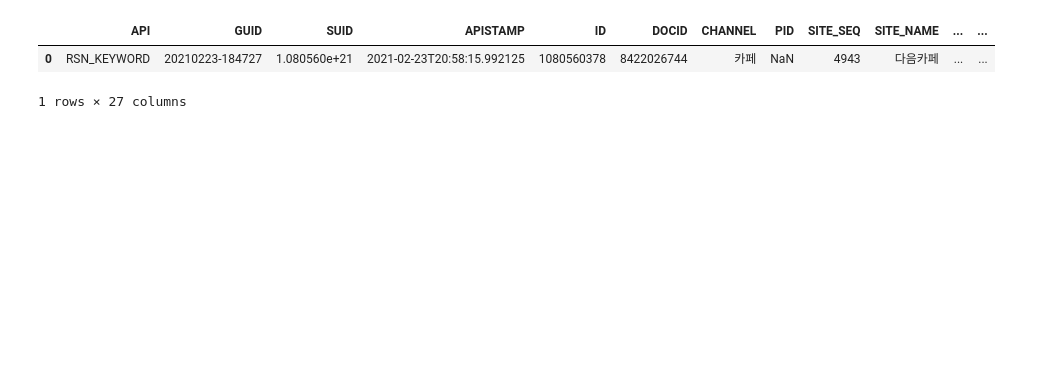
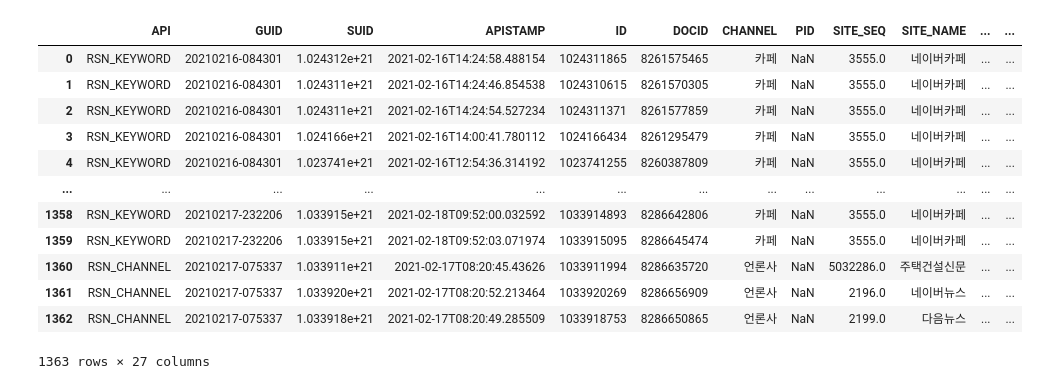
Before and after one commit to jiwookseo/natural_language_analysis, a Jupyter notebook: analyze_test.ipynb, the cells around one changed output. Cells and saved outputs as stored; diff of their text form; code cells hidden in the pictures; blank space fills up the shorter version.

Commit message:
[ADD] Add Dataframe concating

```diff
--- a/analyze_test.ipynb
+++ b/analyze_test.ipynb
@@ -2,10 +2,20 @@
 from gcp_nlp import Tda
 # %%
 import pandas as pd
-df = pd.read_json('results-20210401-165016.json')
-df.head(1)
+df = pd.read_json('~/Desktop/results-20210402-135602.json')
+df
 # %% [output]
 |  | API | GUID | SUID | APISTAMP | ID | DOCID | CHANNEL | PID | SITE_SEQ | SITE_NAME | ... | ... |
-| 0 | RSN_KEYWORD | 20210223-184727 | 1.080560e+21 | 2021-02-23T20:58:15.992125 | 1080560378 | 8422026744 | 카페 | NaN | 4943 | 다음카페 | ... | ... |
+| 0 | RSN_KEYWORD | 20210216-084301 | 1.024312e+21 | 2021-02-16T14:24:58.488154 | 1024311865 | 8261575465 | 카페 | NaN | 3555.0 | 네이버카페 | ... | ... |
+| 1 | RSN_KEYWORD | 20210216-084301 | 1.024311e+21 | 2021-02-16T14:24:46.854538 | 1024310615 | 8261570305 | 카페 | NaN | 3555.0 | 네이버카페 | ... | ... |
+| 2 | RSN_KEYWORD | 20210216-084301 | 1.024311e+21 | 2021-02-16T14:24:54.527234 | 1024311371 | 8261577859 | 카페 | NaN | 3555.0 | 네이버카페 | ... | ... |
+| 3 | RSN_KEYWORD | 20210216-084301 | 1.024166e+21 | 2021-02-16T14:00:41.780112 | 1024166434 | 8261295479 | 카페 | NaN | 3555.0 | 네이버카페 | ... | ... |
+| 4 | RSN_KEYWORD | 20210216-084301 | 1.023741e+21 | 2021-02-16T12:54:36.314192 | 1023741255 | 8260387809 | 카페 | NaN | 3555.0 | 네이버카페 | ... | ... |
+| ... | ... | ... | ... | ... | ... | ... | ... | ... | ... | ... | ... | ... |
+| 1358 | RSN_KEYWORD | 20210217-232206 | 1.033915e+21 | 2021-02-18T09:52:00.032592 | 1033914893 | 8286642806 | 카페 | NaN | 3555.0 | 네이버카페 | ... | ... |
+| 1359 | RSN_KEYWORD | 20210217-232206 | 1.033915e+21 | 2021-02-18T09:52:03.071974 | 1033915095 | 8286645474 | 카페 | NaN | 3555.0 | 네이버카페 | ... | ... |
+| 1360 | RSN_CHANNEL | 20210217-075337 | 1.033911e+21 | 2021-02-17T08:20:45.43626 | 1033911994 | 8286635720 | 언론사 | NaN | 5032286.0 | 주택건설신문 | ... | ... |
+| 1361 | RSN_CHANNEL | 20210217-075337 | 1.033920e+21 | 2021-02-17T08:20:52.213464 | 1033920269 | 8286656909 | 언론사 | NaN | 2196.0 | 네이버뉴스 | ... | ... |
+| 1362 | RSN_CHANNEL | 20210217-075337 | 1.033918e+21 | 2021-02-17T08:20:49.285509 | 1033918753 | 8286650865 | 언론사 | NaN | 2199.0 | 다음뉴스 | ... | ... |
-1 rows × 27 columns
+1363 rows × 27 columns
 # %%
```
Also changed, not shown: parts of 30 cells of this notebook.
